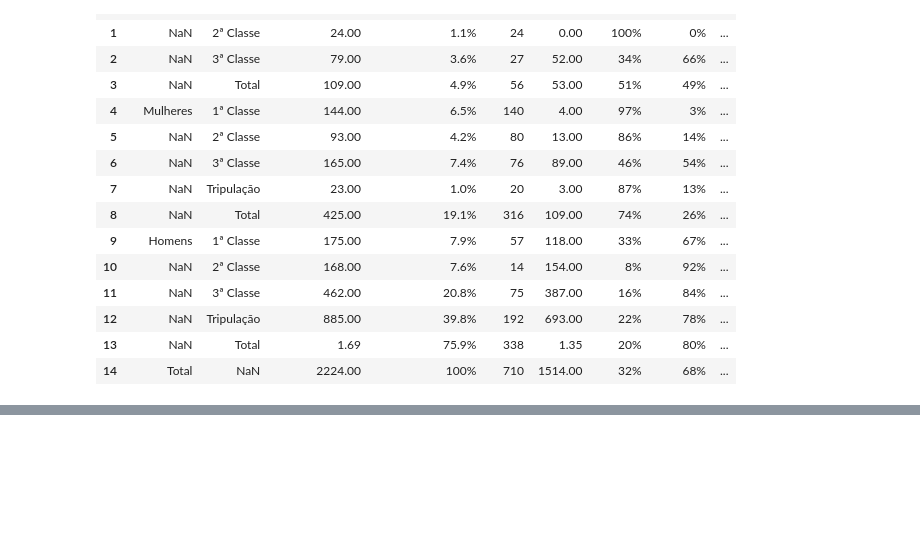
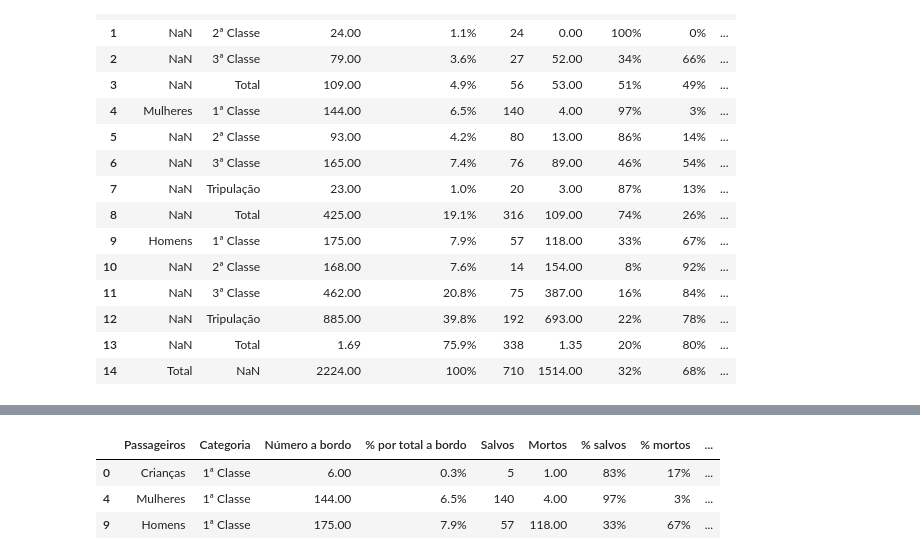
Before and after one commit to pcpiscator/Ciencia-de-dados, a Jupyter notebook: naufragio01.ipynb, the cells around one changed output, grey strips where cells are left out. Cells and saved outputs as stored; diff of their text form; code cells hidden in the pictures; blank space fills up the shorter version.

```diff
--- a/naufragio01.ipynb
+++ b/naufragio01.ipynb
@@ -37,0 +59,7 @@ dados["Categoria"]
+# %%
+dados.dropna()
+# %% [output]
+|  | Passageiros | Categoria | Número a bordo | % por total a bordo | Salvos | Mortos | % salvos | % mortos | ... |
+| 0 | Crianças | 1ª Classe | 6.00 | 0.3% | 5 | 1.00 | 83% | 17% | ... |
+| 4 | Mulheres | 1ª Classe | 144.00 | 6.5% | 140 | 4.00 | 97% | 3% | ... |
+| 9 | Homens | 1ª Classe | 175.00 | 7.9% | 57 | 118.00 | 33% | 67% | ... |
```
Also changed, not shown: parts of 6 cells of this notebook.
